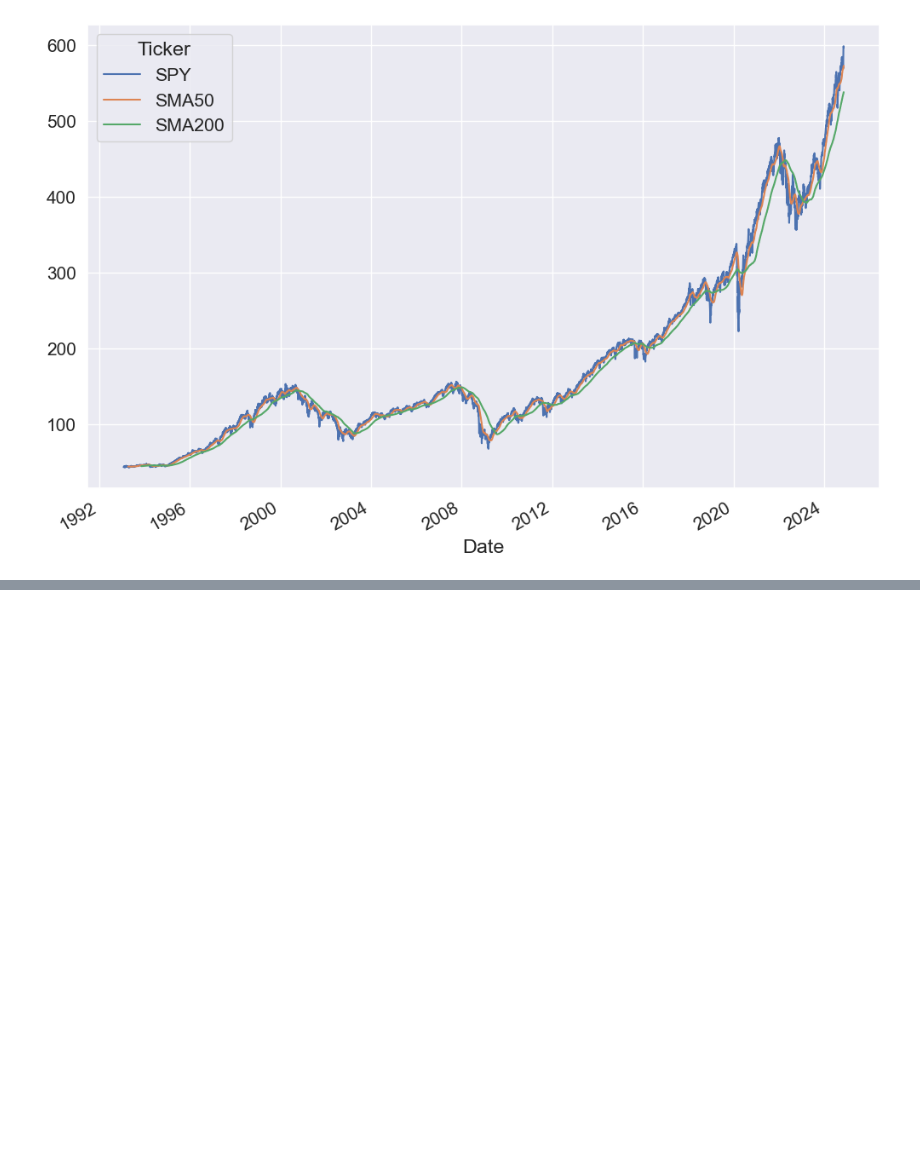
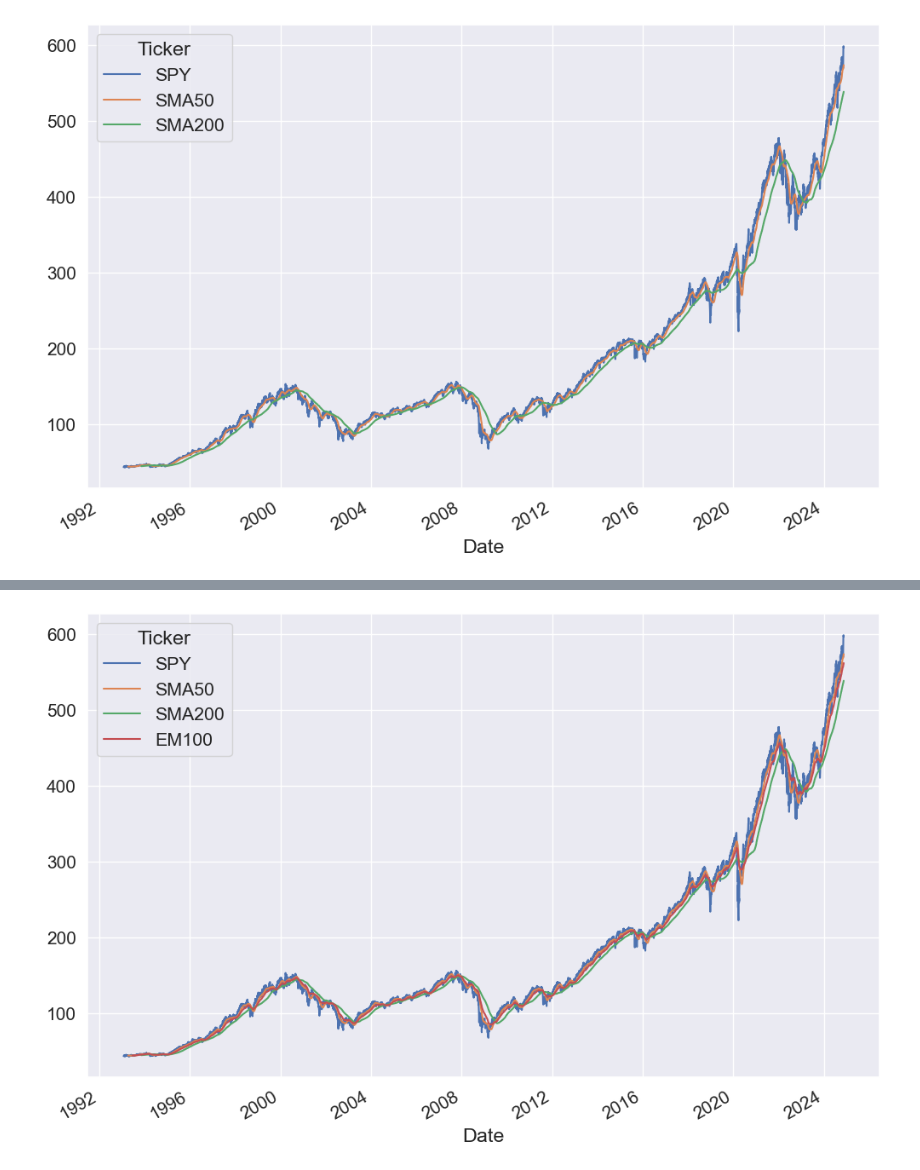
Before and after one commit to AL-DN/ALDN-Quant, a Jupyter notebook: TRALG_Notes.ipynb, the cells around one changed output, grey strips where cells are left out. Cells and saved outputs as stored; diff of their text form; code cells hidden in the pictures; blank space fills up the shorter version.

```diff
--- a/TRALG_Notes.ipynb
+++ b/TRALG_Notes.ipynb
@@ -742,3 +733,6 @@ spy.plot(figsize=(12,8),fontsize=15)
 plt.show()
 # %% [output]
 [figure]
+# %%
+spy["EM100"] = spy.SPY.ewm(span=100, min_periods=100).mean()
+spy
@@ -744,0 +759,5 @@ plt.show()
+# %%
+spy.plot(figsize=(12,8),fontsize=15)
+plt.show()
+# %% [output]
+[figure, added]
```
Also changed, not shown: parts of 8 cells of this notebook, 1 other file.
